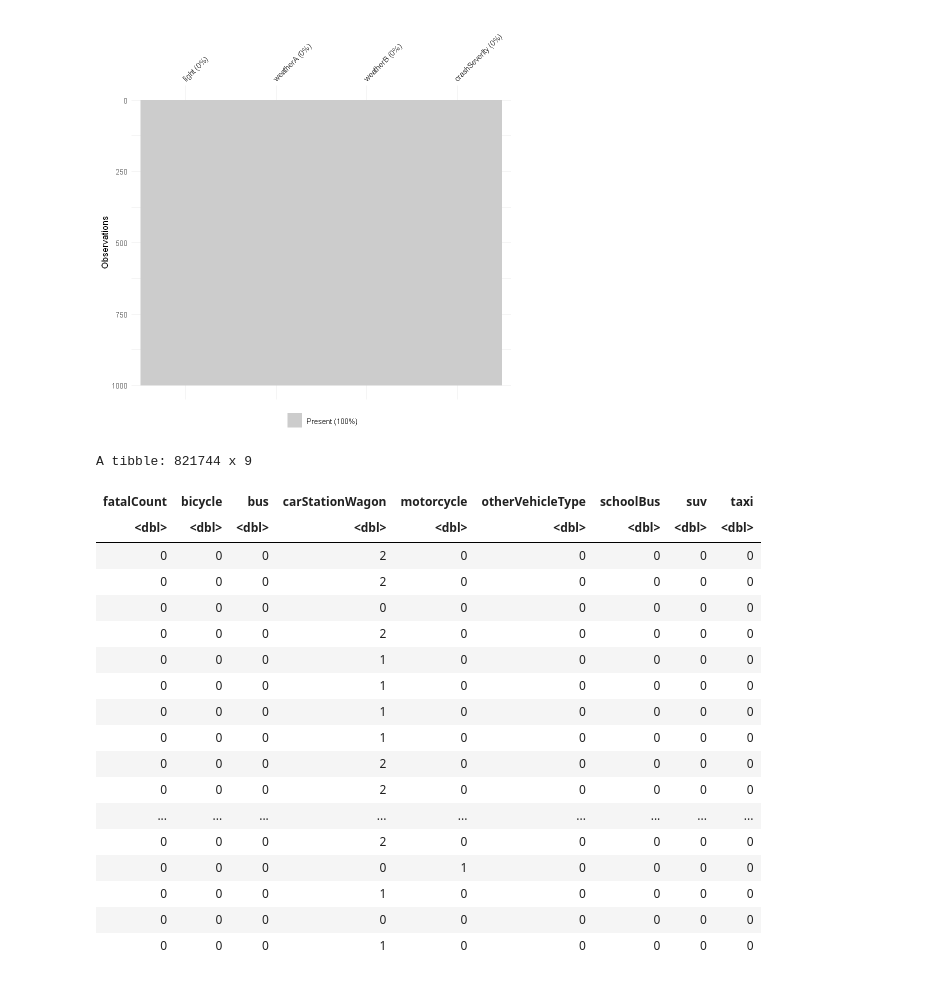
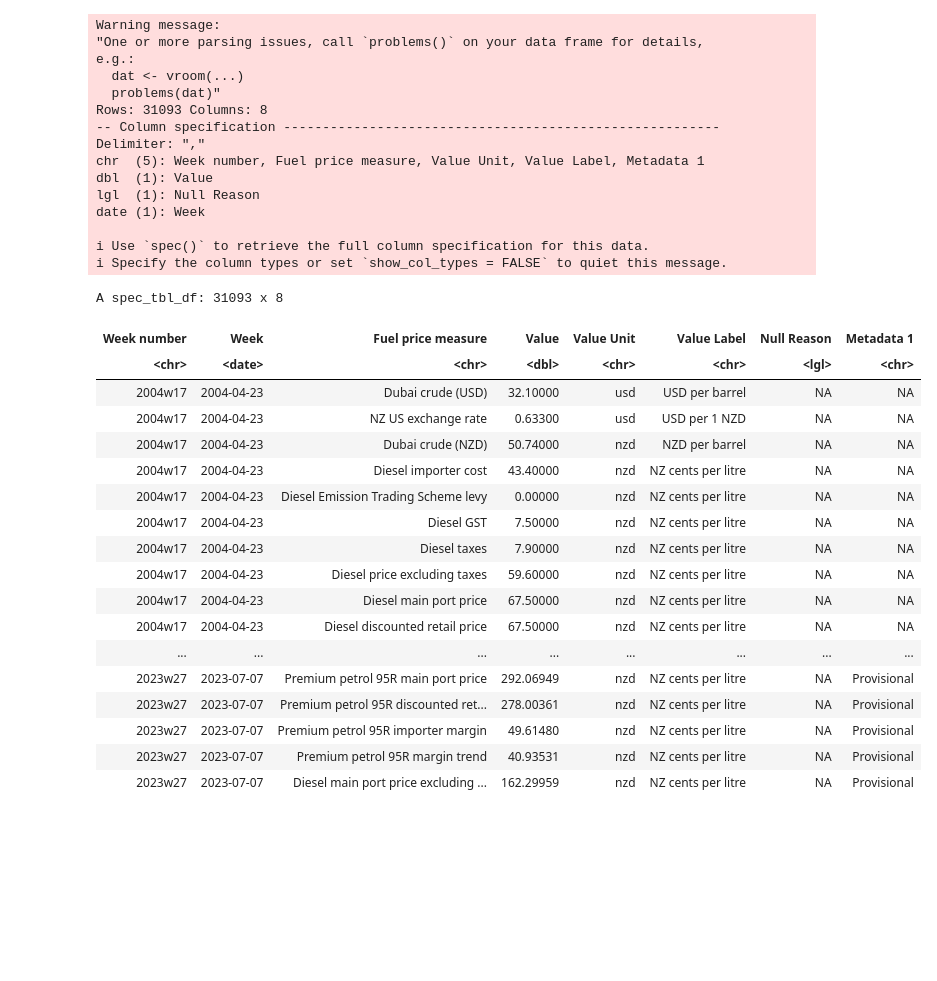
Before and after one commit to Jake1441/data422_group_proj, a Jupyter notebook: group assignment.ipynb, the cells around one changed output. Saved outputs shown, nothing was run; the diff lists cells and outputs as text; code cells hidden in the pictures; blank space fills up the shorter version.

```diff
--- a/group assignment.ipynb
+++ b/group assignment.ipynb
@@ -184,30 +3,38 @@ A tibble: 821744 x 4
-# %%
-row = 1:1000
-light_weather[row,] %>%
-  vis_miss()
-# %% [output]
-[figure, removed]
-# %%
-vechile_fatalCount = cas %>%
-    select("fatalCount", "bicycle", "bus", "carStationWagon","motorcycle","otherVehicleType", "schoolBus","suv", "taxi")
-vechile_fatalCount
-# %% [output]
-A tibble: 821744 x 9
-| fatalCount | bicycle | bus | carStationWagon | motorcycle | otherVehicleType | schoolBus | suv | taxi |
-| <dbl> | <dbl> | <dbl> | <dbl> | <dbl> | <dbl> | <dbl> | <dbl> | <dbl> |
-| 0 | 0 | 0 | 2 | 0 | 0 | 0 | 0 | 0 |
-| 0 | 0 | 0 | 2 | 0 | 0 | 0 | 0 | 0 |
-| 0 | 0 | 0 | 0 | 0 | 0 | 0 | 0 | 0 |
-| 0 | 0 | 0 | 2 | 0 | 0 | 0 | 0 | 0 |
-| 0 | 0 | 0 | 1 | 0 | 0 | 0 | 0 | 0 |
-| 0 | 0 | 0 | 1 | 0 | 0 | 0 | 0 | 0 |
-| 0 | 0 | 0 | 1 | 0 | 0 | 0 | 0 | 0 |
-| 0 | 0 | 0 | 1 | 0 | 0 | 0 | 0 | 0 |
-| 0 | 0 | 0 | 2 | 0 | 0 | 0 | 0 | 0 |
-| 0 | 0 | 0 | 2 | 0 | 0 | 0 | 0 | 0 |
-| ... | ... | ... | ... | ... | ... | ... | ... | ... |
-| 0 | 0 | 0 | 2 | 0 | 0 | 0 | 0 | 0 |
-| 0 | 0 | 0 | 0 | 1 | 0 | 0 | 0 | 0 |
-| 0 | 0 | 0 | 1 | 0 | 0 | 0 | 0 | 0 |
-| 0 | 0 | 0 | 0 | 0 | 0 | 0 | 0 | 0 |
-| 0 | 0 | 0 | 1 | 0 | 0 | 0 | 0 | 0 |
+# %%
+gas <- read_csv(file = "Energy_Weekly_fuel_prices_Apr_2004Jul_2023.csv")
+gas
+# %% [output]
+Warning message:
+"One or more parsing issues, call `problems()` on your data frame for details,
+e.g.:
+  dat <- vroom(...)
+  problems(dat)"
+Rows: 31093 Columns: 8
+-- Column specification --------------------------------------------------------
+Delimiter: ","
+chr  (5): Week number, Fuel price measure, Value Unit, Value Label, Metadata 1
+dbl  (1): Value
+lgl  (1): Null Reason
+date (1): Week
+
+i Use `spec()` to retrieve the full column specification for this data.
+i Specify the column types or set `show_col_types = FALSE` to quiet this message.
+A spec_tbl_df: 31093 x 8
+| Week number | Week | Fuel price measure | Value | Value Unit | Value Label | Null Reason | Metadata 1 |
+| <chr> | <date> | <chr> | <dbl> | <chr> | <chr> | <lgl> | <chr> |
+| 2004w17 | 2004-04-23 | Dubai crude (USD) | 32.10000 | usd | USD per barrel | NA | NA |
+| 2004w17 | 2004-04-23 | NZ US exchange rate | 0.63300 | usd | USD per 1 NZD | NA | NA |
+| 2004w17 | 2004-04-23 | Dubai crude (NZD) | 50.74000 | nzd | NZD per barrel | NA | NA |
+| 2004w17 | 2004-04-23 | Diesel importer cost | 43.40000 | nzd | NZ cents per litre | NA | NA |
+| 2004w17 | 2004-04-23 | Diesel Emission Trading Scheme levy | 0.00000 | nzd | NZ cents per litre | NA | NA |
+| 2004w17 | 2004-04-23 | Diesel GST | 7.50000 | nzd | NZ cents per litre | NA | NA |
+| 2004w17 | 2004-04-23 | Diesel taxes | 7.90000 | nzd | NZ cents per litre | NA | NA |
+| 2004w17 | 2004-04-23 | Diesel price excluding taxes | 59.60000 | nzd | NZ cents per litre | NA | NA |
+| 2004w17 | 2004-04-23 | Diesel main port price | 67.50000 | nzd | NZ cents per litre | NA | NA |
+| 2004w17 | 2004-04-23 | Diesel discounted retail price | 67.50000 | nzd | NZ cents per litre | NA | NA |
+| ... | ... | ... | ... | ... | ... | ... | ... |
+| 2023w27 | 2023-07-07 | Premium petrol 95R main port price | 292.06949 | nzd | NZ cents per litre | NA | Provisional |
+| 2023w27 | 2023-07-07 | Premium petrol 95R discounted ret... | 278.00361 | nzd | NZ cents per litre | NA | Provisional |
+| 2023w27 | 2023-07-07 | Premium petrol 95R importer margin | 49.61480 | nzd | NZ cents per litre | NA | Provisional |
+| 2023w27 | 2023-07-07 | Premium petrol 95R margin trend | 40.93531 | nzd | NZ cents per litre | NA | Provisional |
+| 2023w27 | 2023-07-07 | Diesel main port price excluding ... | 162.29959 | nzd | NZ cents per litre | NA | Provisional |
```
Also changed, not shown: parts of 29 cells of this notebook.
